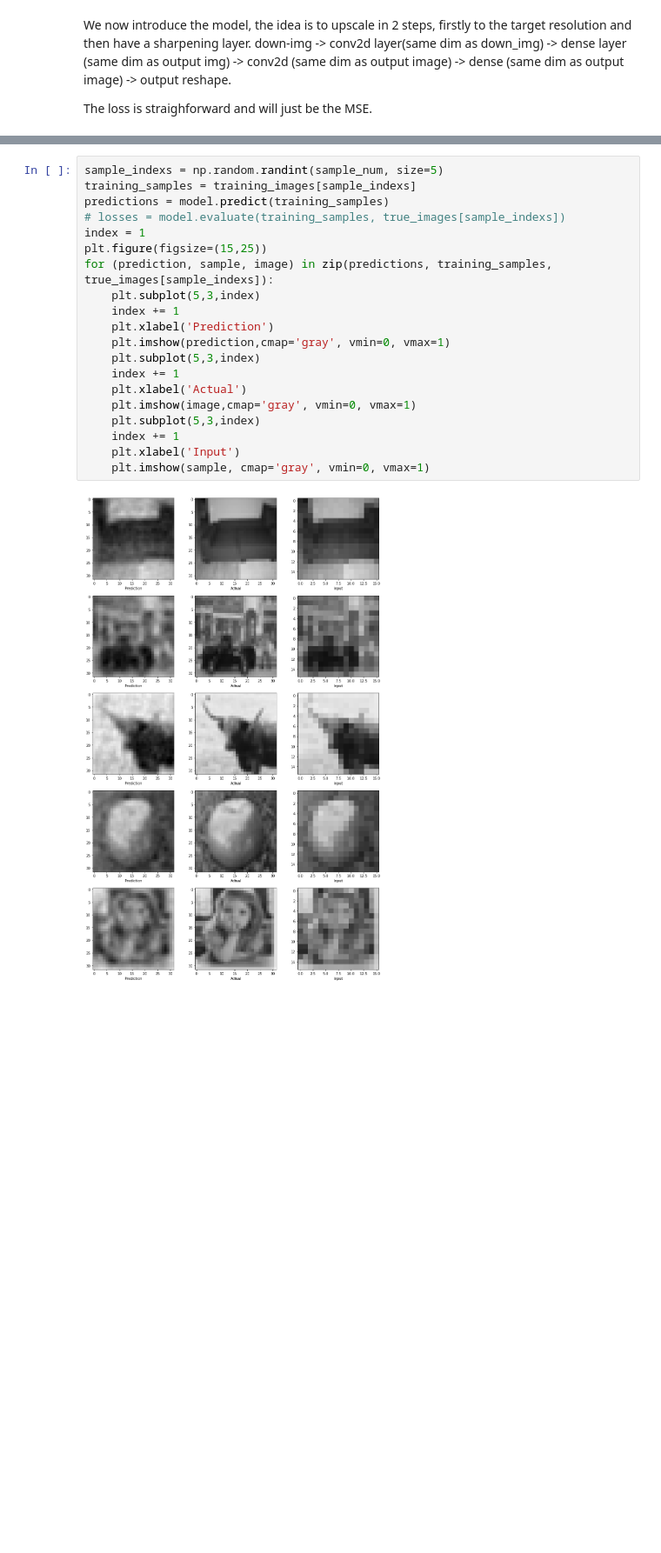
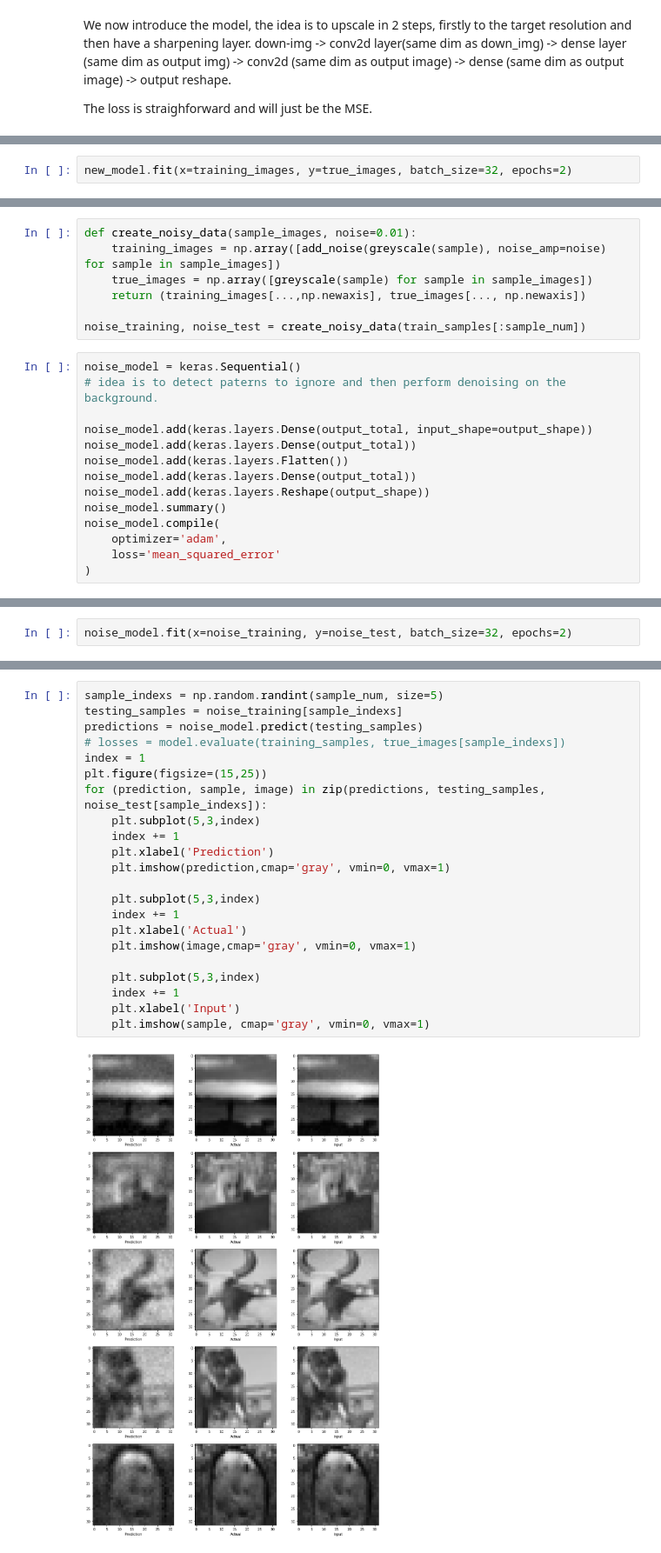
Before and after one commit to lucas-s-work/Upscaler-v1, a Jupyter notebook: upscaling.ipynb, the cells around one changed output, grey strips where cells are left out. Shown at 87% size. Drawn from its saved outputs; the diff is of its cells as text; blank space fills up the shorter version.

```diff
--- a/upscaling.ipynb
+++ b/upscaling.ipynb
@@ -144,0 +187,2 @@ Epoch 2/2
+# %%
+new_model.fit(x=training_images, y=true_images, batch_size=32, epochs=2)
@@ -146,0 +229,21 @@ Lets see how it performs, here is a selection of in-sample images
+# %%
+def create_noisy_data(sample_images, noise=0.01):
+    training_images = np.array([add_noise(greyscale(sample), noise_amp=noise) for sample in sample_images])
+    true_images = np.array([greyscale(sample) for sample in sample_images])
+    return (training_images[...,np.newaxis], true_images[..., np.newaxis])
+
+noise_training, noise_test = create_noisy_data(train_samples[:sample_num])
+# %%
+noise_model = keras.Sequential()
+# idea is to detect paterns to ignore and then perform denoising on the background.
+
+noise_model.add(keras.layers.Dense(output_total, input_shape=output_shape))
+noise_model.add(keras.layers.Dense(output_total))
+noise_model.add(keras.layers.Flatten())
+noise_model.add(keras.layers.Dense(output_total))
+noise_model.add(keras.layers.Reshape(output_shape))
+noise_model.summary()
+noise_model.compile(
+    optimizer='adam',
+    loss='mean_squared_error'
+)
@@ -146,0 +270,2 @@ Lets see how it performs, here is a selection of in-sample images
+# %%
+noise_model.fit(x=noise_training, y=noise_test, batch_size=32, epochs=2)
@@ -147,22 +275,24 @@ Lets see how it performs, here is a selection of in-sample images
 # %%
 sample_indexs = np.random.randint(sample_num, size=5)
-training_samples = training_images[sample_indexs]
-predictions = model.predict(training_samples)
+testing_samples = noise_training[sample_indexs]
+predictions = noise_model.predict(testing_samples)
 # losses = model.evaluate(training_samples, true_images[sample_indexs])
 index = 1
 plt.figure(figsize=(15,25))
-for (prediction, sample, image) in zip(predictions, training_samples, true_images[sample_indexs]):
+for (prediction, sample, image) in zip(predictions, testing_samples, noise_test[sample_indexs]):
     plt.subplot(5,3,index)
     index += 1
     plt.xlabel('Prediction')
     plt.imshow(prediction,cmap='gray', vmin=0, vmax=1)
+
     plt.subplot(5,3,index)
     index += 1
     plt.xlabel('Actual')
     plt.imshow(image,cmap='gray', vmin=0, vmax=1)
+
     plt.subplot(5,3,index)
     index += 1
     plt.xlabel('Input')
     plt.imshow(sample, cmap='gray', vmin=0, vmax=1)
 # %% [output]
-[figure, old version]
+[figure, new version]
```
Also changed, not shown: parts of 11 cells of this notebook.
